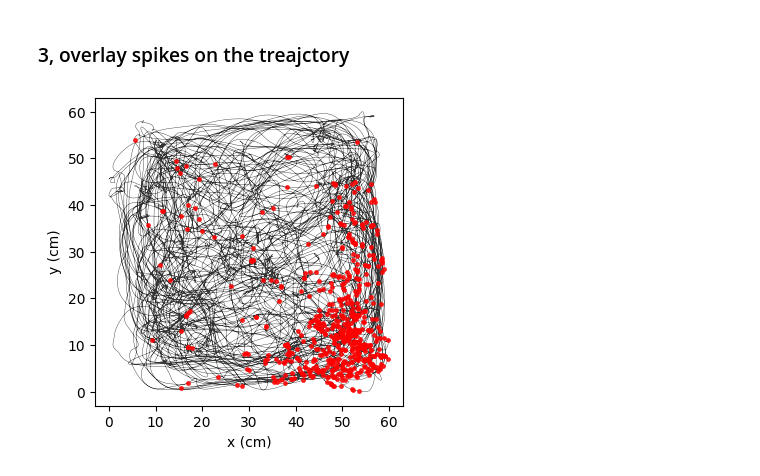
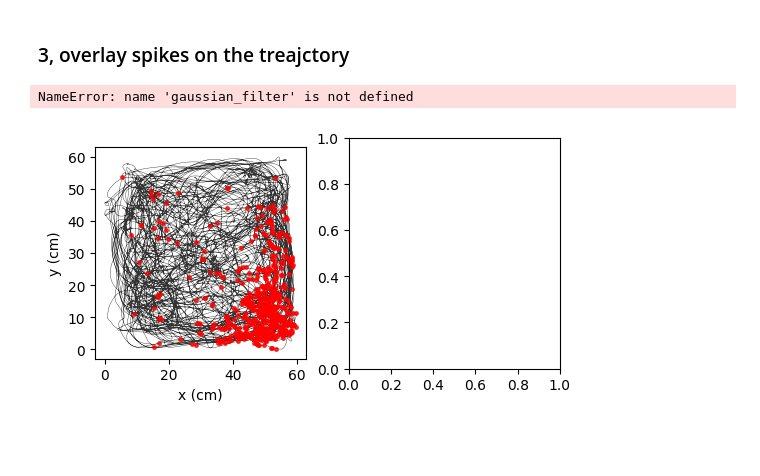
Before and after one commit to ZilongJi/NEUR0016Lectures, a Jupyter notebook: HPCSpatialRepresentation.ipynb, the cells around one changed output. Drawn from its saved outputs; the diff is of its cells as text; code cells hidden in the pictures; blank space fills up the shorter version.

```diff
--- a/HPCSpatialRepresentation.ipynb
+++ b/HPCSpatialRepresentation.ipynb
@@ -58,20 +59,27 @@ sns.despine(ax=ax1, offset=5)
 ### 3, overlay spikes on the treajctory
 # %%
 # Create a new figure and axes
-fig, ax = plt.subplots(figsize=(4, 4), dpi=100)
+fig, axs = plt.subplots(1, 2, figsize=(6, 3))
 
+ax = axs[0]
 cell_idx = 15
 spike_positions = position[SpikeArray[cell_idx, :].nonzero()[0], :]
 
 # Plot the trajectory
 ax.plot(position[:, 0], position[:, 1], 'k', alpha=0.8, linewidth=0.3)
 
 # Plot the spike positions for cell 15
 ax.plot(spike_positions[:, 0], spike_positions[:, 1], 'r.', markersize=5, alpha=0.8)
 
 # Set labels and aspect ratio
 ax.set_xlabel('x (cm)', fontsize=labelsize)
 ax.set_ylabel('y (cm)', fontsize=labelsize)
 ax.set_aspect('equal')
+
+ax = axs[1]
+spikes = SpikeArray[cell_idx,:]
+import utils
+rate_map = utils.compute_firing_rate_map(position, spikes, timestamps)
 # %% [output]
+NameError: name 'gaussian_filter' is not defined
-[figure, old version]
+[figure, new version]
```
Also changed, not shown: parts of 1 cell of this notebook.
